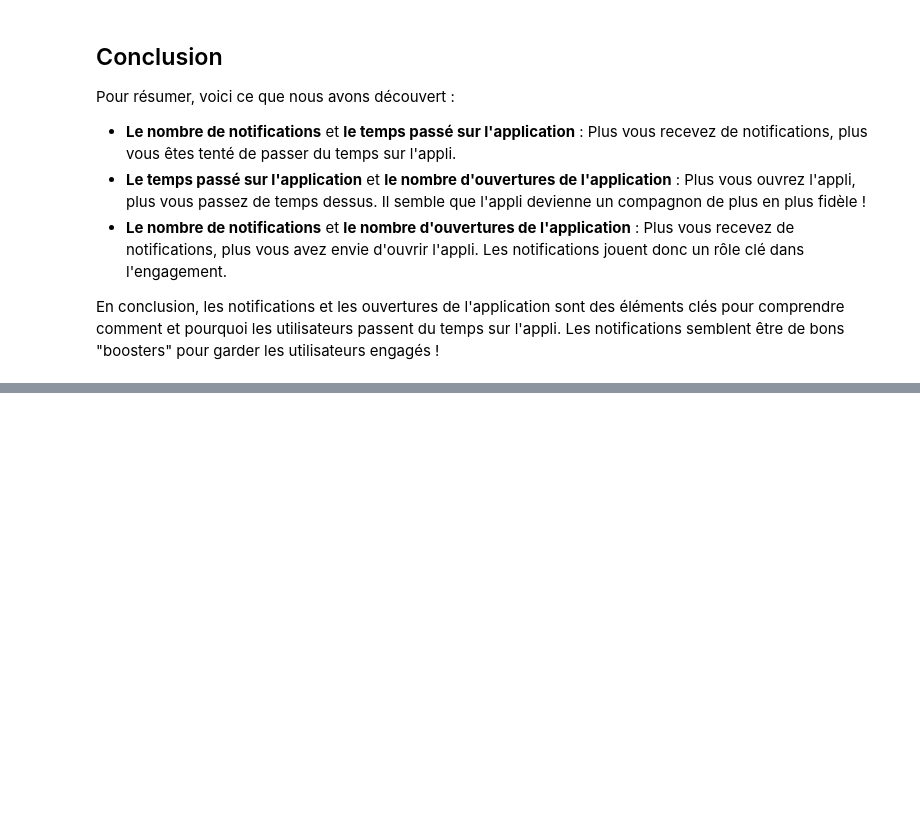
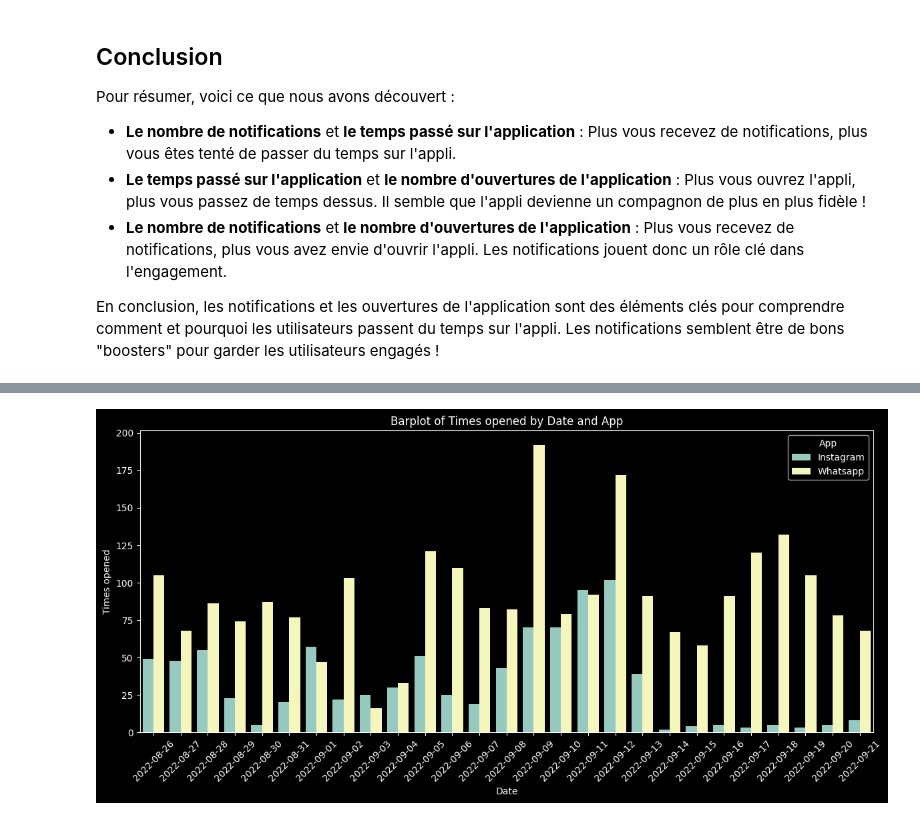
Before and after one commit to Aymenrami/Mission-Statistique-D-cortiquer-les-Habitudes-sur-une-Appli, a Jupyter notebook: Screentime.ipynb, the cells around one changed output, grey strips where cells are left out. Saved outputs shown, nothing was run; the diff lists cells and outputs as text; code cells hidden in the pictures; blank space fills up the shorter version.

```diff
--- a/Screentime.ipynb
+++ b/Screentime.ipynb
@@ -444,0 +602,13 @@ En conclusion, les notifications et les ouvertures de l'application sont des él
+# %%
+color = {'Instagram' : 'Red' , }
+
+plt.figure(figsize=(12, 6))
+sns.barplot(data=df, x='Date', y='Times opened', hue='App')
+plt.title('Barplot of Times opened by Date and App')
+plt.xlabel('Date')
+plt.ylabel('Times opened')
+plt.legend(title='App')
+plt.xticks(rotation=45)
+plt.tight_layout()
+# %% [output]
+[figure, added]
```
Also changed, not shown: parts of 25 cells of this notebook.
